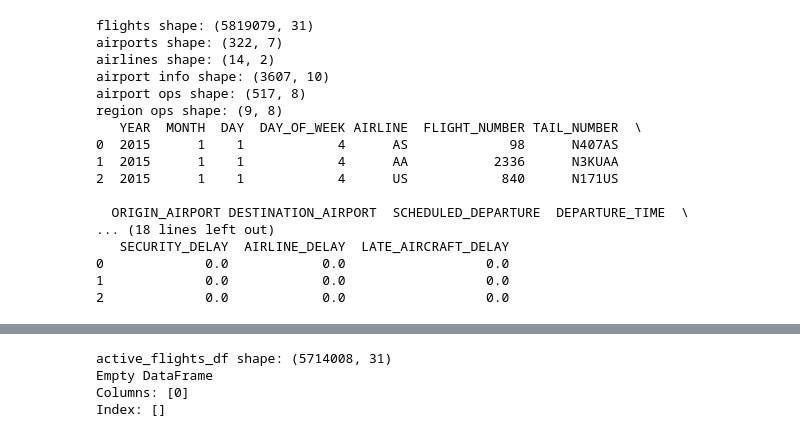
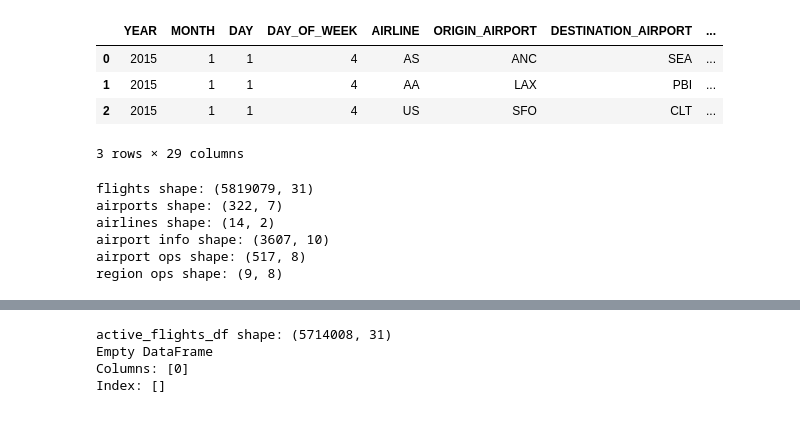
Before and after one commit to wrgorman/FlightDelays, a Jupyter notebook: Input Data Manipulation/File Manipulation.ipynb, the cells around one changed output, grey strips where cells are left out. Saved outputs shown, nothing was run; the diff lists cells and outputs as text; code cells hidden in the pictures.

```diff
--- a/Input Data Manipulation/File Manipulation.ipynb
+++ b/Input Data Manipulation/File Manipulation.ipynb
@@ -31,0 +134,31 @@ reg_ops_df = pd.read_excel(reg_ops_df_path, sheet_name='Region Ops')
+# %%
+#REMOVE DATA COLUMNS THAT WONT INCLUDE IN THE ANALYSIS
+
+#flightdata_df = active_flights_df.drop(columns={
+#    'FLIGHT_NUMBER', 'TAIL_NUMBER', 'SCHEDULED_DEPARTURE', 'DEPARTURE_TIME', 'DIVERTED', 'CANCELLED', 'CANCELLATION_REASON',
+#'SCHEDULED_ARRIVAL', 'ARRIVAL_TIME', 'TAXI_OUT', 'WHEELS_OFF', 'WHEELS_ON', 'TAXI_IN'}, inplace=False)
+
+#keeping only first 1000 rows while in test mode. remove that restraint later
+flightdata_df = active_flights_df[['MONTH', 'DAY', 'DAY_OF_WEEK', 'AIRLINE', 'ORIGIN_AIRPORT','DESTINATION_AIRPORT',
+                               'DEPARTURE_DELAY', 'ARRIVAL_DELAY', 'DISTANCE']][0:1000]
+
+airports_df = airports_df[['IATA_CODE', 'CITY','STATE']]
+ap_df = airports_df.rename(columns={'IATA_CODE':'AirportID', 'CITY':'CityID','STATE':'StateID'}, inplace=False)
+
+airlines_df = airlines_df[['IATA_CODE']]
+airln_df = airlines_df.rename(columns={'IATA_CODE':'AirlineID'}, inplace=False)
+
+ap_ops_df = ap_ops_df[['Facility', 'TotalOperations']]
+ap_oper_df = ap_ops_df.rename(columns={'Facility':'AirportID', 'TotalOperations':'TotalOps'}, inplace=False)
+# %%
+#remove missing flight data
+
+
+emptylist_df = flightdata_df.apply(CheckIfMissing, axis=0)
+print('check if any missing data in result_df\n', emptylist_df)
+print(flightdata_df.shape)
+
+flights_df_nonempty = flightdata_df[flightdata_df.apply(CheckRow, axis=1)]
+emptylist_df = flights_df_nonempty.apply(CheckIfMissing, axis=0)
+print('check if any missing data in result_df\n', emptylist_df)
+print(flights_df_nonempty.shape)
@@ -31,0 +332,8 @@ reg_ops_df = pd.read_excel(reg_ops_df_path, sheet_name='Region Ops')
+# %%
+flights2_df.head(3)
+# %% [output]
+|  | YEAR | MONTH | DAY | DAY_OF_WEEK | AIRLINE | ORIGIN_AIRPORT | DESTINATION_AIRPORT | ... |
+| 0 | 2015 | 1 | 1 | 4 | AS | ANC | SEA | ... |
+| 1 | 2015 | 1 | 1 | 4 | AA | LAX | PBI | ... |
+| 2 | 2015 | 1 | 1 | 4 | US | SFO | CLT | ... |
+3 rows × 29 columns
@@ -32,4 +342,6 @@ reg_ops_df = pd.read_excel(reg_ops_df_path, sheet_name='Region Ops')
 # %%
+#FILTER OUT cancelled or diverted flights
+
 #flights_df.head(10)
 #desc = flights_df.describe()
 #desc.iloc[:,0:5]
@@ -46,13 +358,18 @@ print('region ops shape:', reg_ops_df.shape) # (3607, 10)
 
 
 flights_df['CANCELLATION_REASON'] = flights_df['CANCELLATION_REASON'].fillna('Not Provided')
-#active_flights_df['CANCELLATION_REASON'] = active_flights_df['CANCELLATION_REASON'].fillna('Not Provided')
 flights_df.loc[:, ['AIR_SYSTEM_DELAY', 'SECURITY_DELAY', 'AIRLINE_DELAY', 'LATE_AIRCRAFT_DELAY', 'WEATHER_DELAY']] = flights_df.loc[:, ['AIR_SYSTEM_DELAY', 'SECURITY_DELAY', 'AIRLINE_DELAY', 'LATE_AIRCRAFT_DELAY', 'WEATHER_DELAY']] .fillna(0)
 
 #don't include canceled or flights diverted to another airport
-
 active_flights_df = flights_df[flights_df.CANCELLED  != 1]
 active_flights_df = active_flights_df[active_flights_df.DIVERTED != 1]
+
+#print(active_flights_df.iloc[0:3, 0:16])
+#print(active_flights_df.iloc[0:3, 16:-1])
+
+
+#below is not relevant. just saved experiments
+
 
 #flights_df.loc[:, ['AIR_SYSTEM_DELAY' , 'LATE_AIRCRAFT_DELAY']]
 #flights_df.loc[:, 'AIR_SYSTEM_DELAY' : 'LATE_AIRCRAFT_DELAY'].fillna(0, inplace = True) #i found that .loc wont support inplace
@@ -62,8 +379,7 @@ active_flights_df = active_flights_df[active_flights_df.DIVERTED != 1]
 #flights_df['CANCELLATION_REASON'] = flights_df['CANCELLATION_REASON'].fillna('Not Provided')
 #flights_df[['CANCELLATION_REASON']] = flights_df[['CANCELLATION_REASON']].fillna('Not Provided')
 
-print(active_flights_df.iloc[0:3, 0:16])
-print(active_flights_df.iloc[0:3, 16:-1])
+
 #flights_df.loc[ap_df['AirportName'].isnull() == True, :]# ['AirportName']
 # %% [output]
 flights shape: (5819079, 31)
@@ -72,14 +388,3 @@ airlines shape: (14, 2)
 airport info shape: (3607, 10)
 airport ops shape: (517, 8)
 region ops shape: (9, 8)
-   YEAR  MONTH  DAY  DAY_OF_WEEK AIRLINE  FLIGHT_NUMBER TAIL_NUMBER  \
-0  2015      1    1            4      AS             98      N407AS
-1  2015      1    1            4      AA           2336      N3KUAA
-2  2015      1    1            4      US            840      N171US
-
-  ORIGIN_AIRPORT DESTINATION_AIRPORT  SCHEDULED_DEPARTURE  DEPARTURE_TIME  \
-... (18 lines left out)
-   SECURITY_DELAY  AIRLINE_DELAY  LATE_AIRCRAFT_DELAY
-0             0.0            0.0                  0.0
-1             0.0            0.0                  0.0
-2             0.0            0.0                  0.0
```
Also changed, not shown: parts of 19 cells of this notebook.
